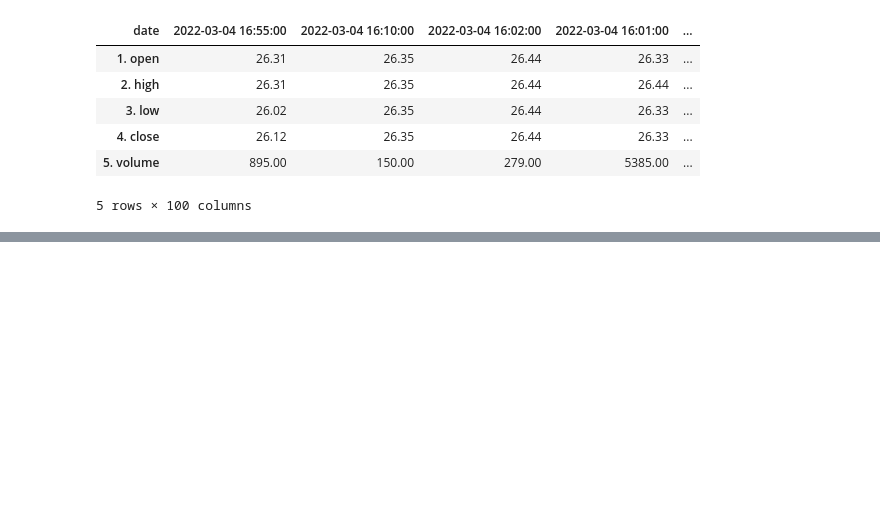
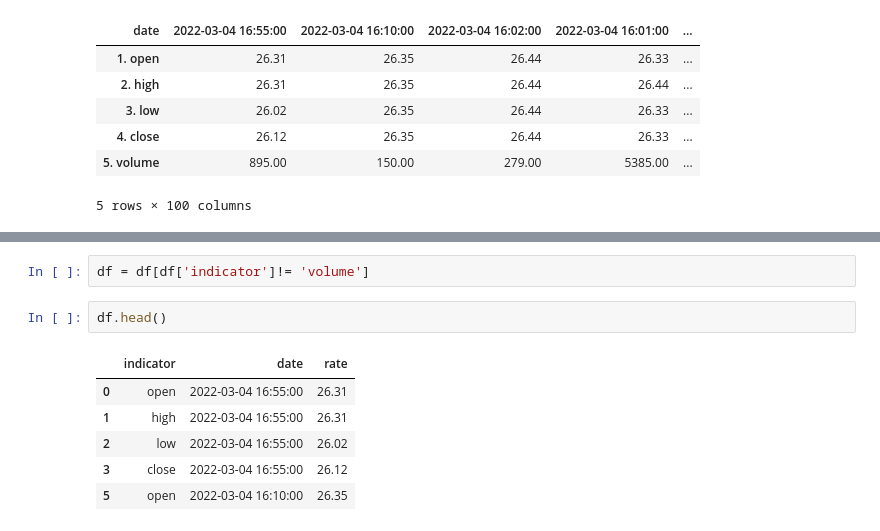
Before and after one commit to akhil2kv/Dash_financial_dashboard, a Jupyter notebook: Dash_part1_financial_card.ipynb, the cells around one changed output, grey strips where cells are left out. Drawn from its saved outputs; the diff is of its cells as text; blank space fills up the shorter version.

```diff
--- a/Dash_part1_financial_card.ipynb
+++ b/Dash_part1_financial_card.ipynb
@@ -62,0 +78,11 @@ df.head(5)
+# %%
+df = df[df['indicator']!= 'volume']
+# %%
+df.head()
+# %% [output]
+|  | indicator | date | rate |
+| 0 | open | 2022-03-04 16:55:00 | 26.31 |
+| 1 | high | 2022-03-04 16:55:00 | 26.31 |
+| 2 | low | 2022-03-04 16:55:00 | 26.02 |
+| 3 | close | 2022-03-04 16:55:00 | 26.12 |
+| 5 | open | 2022-03-04 16:10:00 | 26.35 |
```
Also changed, not shown: parts of 6 cells of this notebook.
